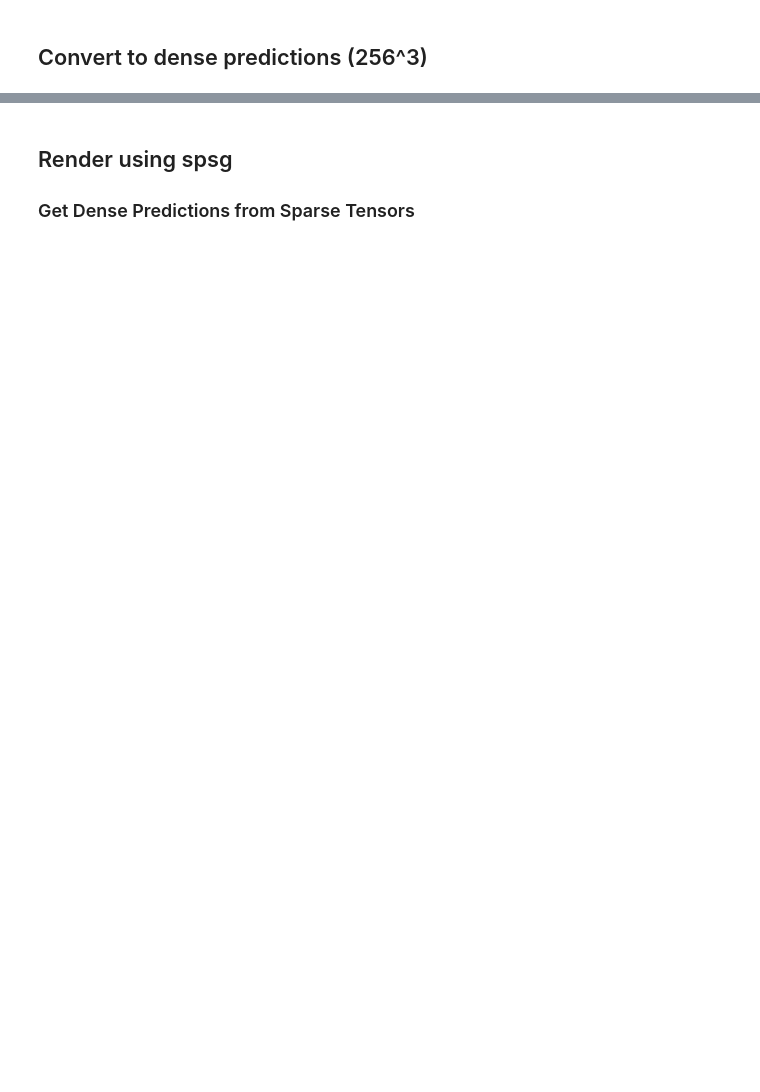
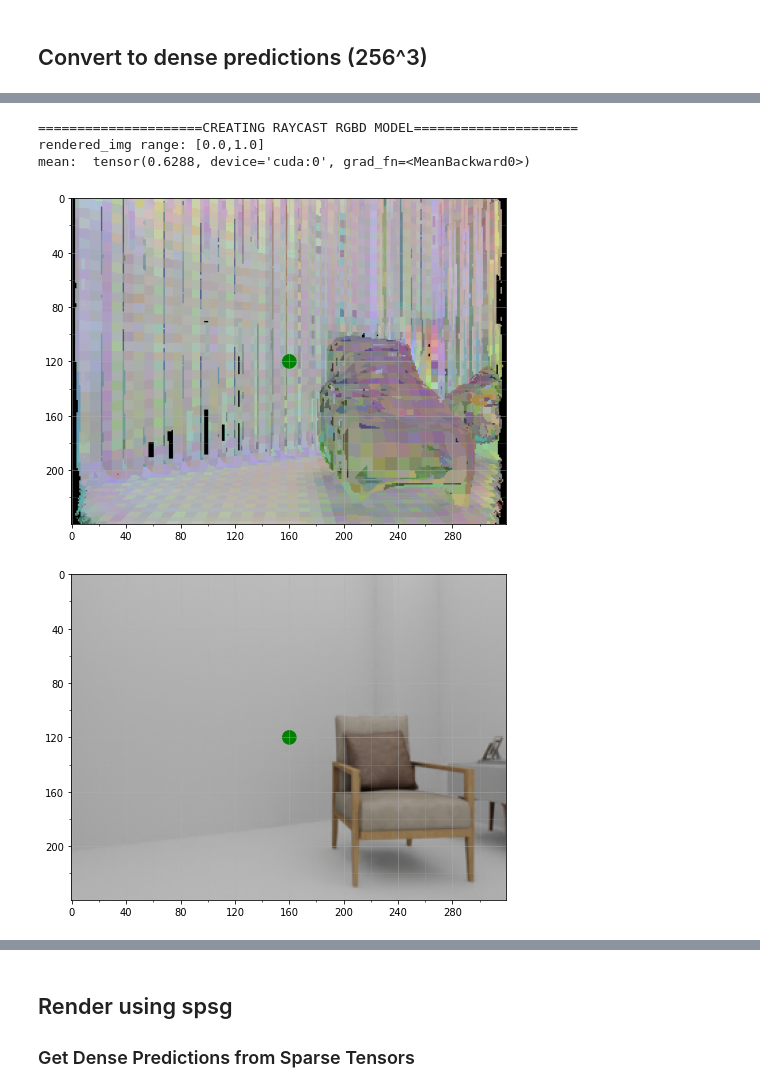
Before and after one commit to jdgalviss/panoptic-reconstruction, a Jupyter notebook: 02_loss.ipynb, the cells around one changed output, grey strips where cells are left out. Cells and saved outputs as stored; diff of their text form; code cells hidden in the pictures; blank space fills up the shorter version.

```diff
--- a/02_loss.ipynb
+++ b/02_loss.ipynb
@@ -196,0 +187,11 @@ cam_poses shape:  torch.Size([1, 4, 1, 4, 4])
+# %%
+from lib.modeling.frustum.rgb_loss import RGBLoss
+from plot_image_grid import plot_image
+rgb_loss = RGBLoss()
+loss = rgb_loss(geometry_sparse_prediction, rgb_sparse_prediction, aux_views, cam_poses.to(device), debug=True)
+# %% [output]
+=====================CREATING RAYCAST RGBD MODEL=====================
+rendered_img range: [0.0,1.0]
+mean:  tensor(0.6288, device='cuda:0', grad_fn=<MeanBackward0>)
+[figure, added]
+[figure, added]
```
Also changed, not shown: parts of 22 cells of this notebook, 4 other files.
